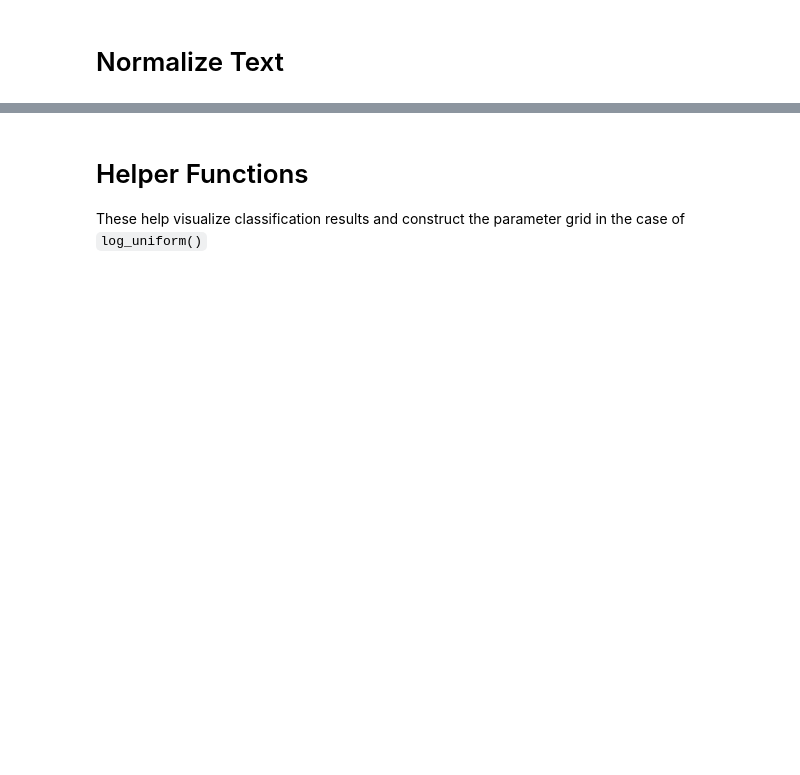
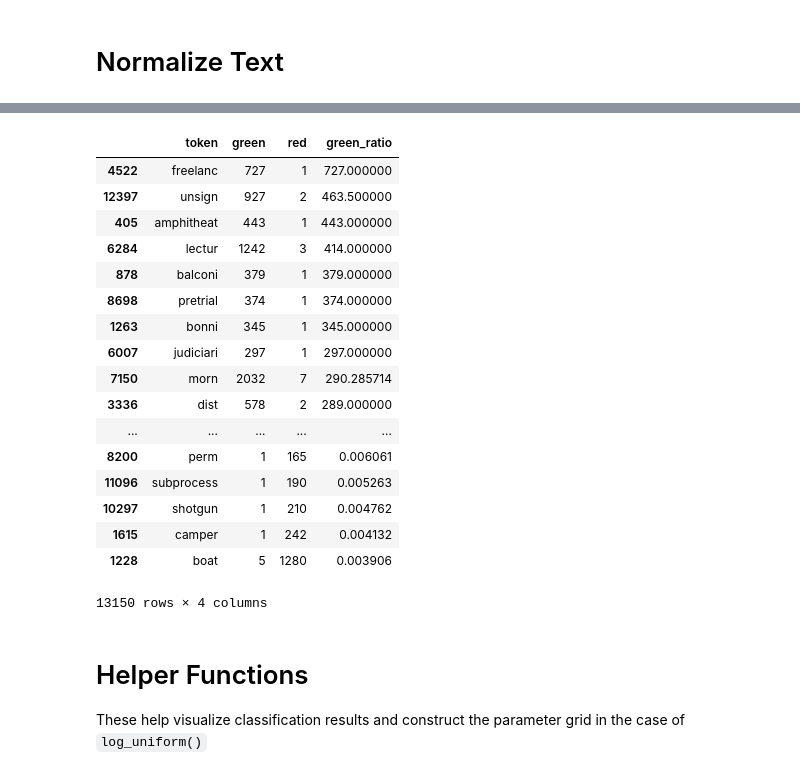
Before and after one commit to GSA/srt-fbo-scraper, a Jupyter notebook: eda/eda_csmcallister.ipynb, the cells around one changed output, grey strips where cells are left out. Drawn from its saved outputs; the diff is of its cells as text; code cells hidden in the pictures; blank space fills up the shorter version.

```diff
--- a/eda/eda_csmcallister.ipynb
+++ b/eda/eda_csmcallister.ipynb
@@ -160,3 +182,41 @@ That reduced sparsity by about 70%
+# %%
+# create document-term matrices for ham and spam
+green_dtm = vect.transform(green.normalized_text)
+red_dtm = vect.transform(red.normalized_text)
+# %%
+# count how many times EACH token appears across ALL ham messages
+green_counts = np.sum(green_dtm.toarray(), axis=0)
+red_counts = np.sum(red_dtm.toarray(), axis=0)
+# %%
+# create a DataFrame of tokens with their separate ham and spam counts
+token_counts = pd.DataFrame({'token':all_tokens, 'green':green_counts, 'red':red_counts})
+# %%
+# add one to ham and spam counts to avoid dividing by zero (in the step that follows)
+token_counts['green'] = token_counts.green + 1
+token_counts['red'] = token_counts.red + 1
+# %%
+# calculate ratio of green-to-red for each token
+token_counts['green_ratio'] = token_counts.green / token_counts.red
+token_counts.sort_values('green_ratio').sort_values(by='green_ratio', ascending=False)
+# %% [output]
+|  | token | green | red | green_ratio |
+| 4522 | freelanc | 727 | 1 | 727.000000 |
+| 12397 | unsign | 927 | 2 | 463.500000 |
+| 405 | amphitheat | 443 | 1 | 443.000000 |
+| 6284 | lectur | 1242 | 3 | 414.000000 |
+| 878 | balconi | 379 | 1 | 379.000000 |
+| 8698 | pretrial | 374 | 1 | 374.000000 |
+| 1263 | bonni | 345 | 1 | 345.000000 |
+| 6007 | judiciari | 297 | 1 | 297.000000 |
+| 7150 | morn | 2032 | 7 | 290.285714 |
+| 3336 | dist | 578 | 2 | 289.000000 |
+| ... | ... | ... | ... | ... |
+| 8200 | perm | 1 | 165 | 0.006061 |
+| 11096 | subprocess | 1 | 190 | 0.005263 |
+| 10297 | shotgun | 1 | 210 | 0.004762 |
+| 1615 | camper | 1 | 242 | 0.004132 |
+| 1228 | boat | 5 | 1280 | 0.003906 |
+13150 rows × 4 columns
 # %% [markdown]
 # Helper Functions
 These help visualize classification results and construct the parameter grid in the case of `log_uniform()`
```
Also changed, not shown: parts of 9 cells of this notebook.
